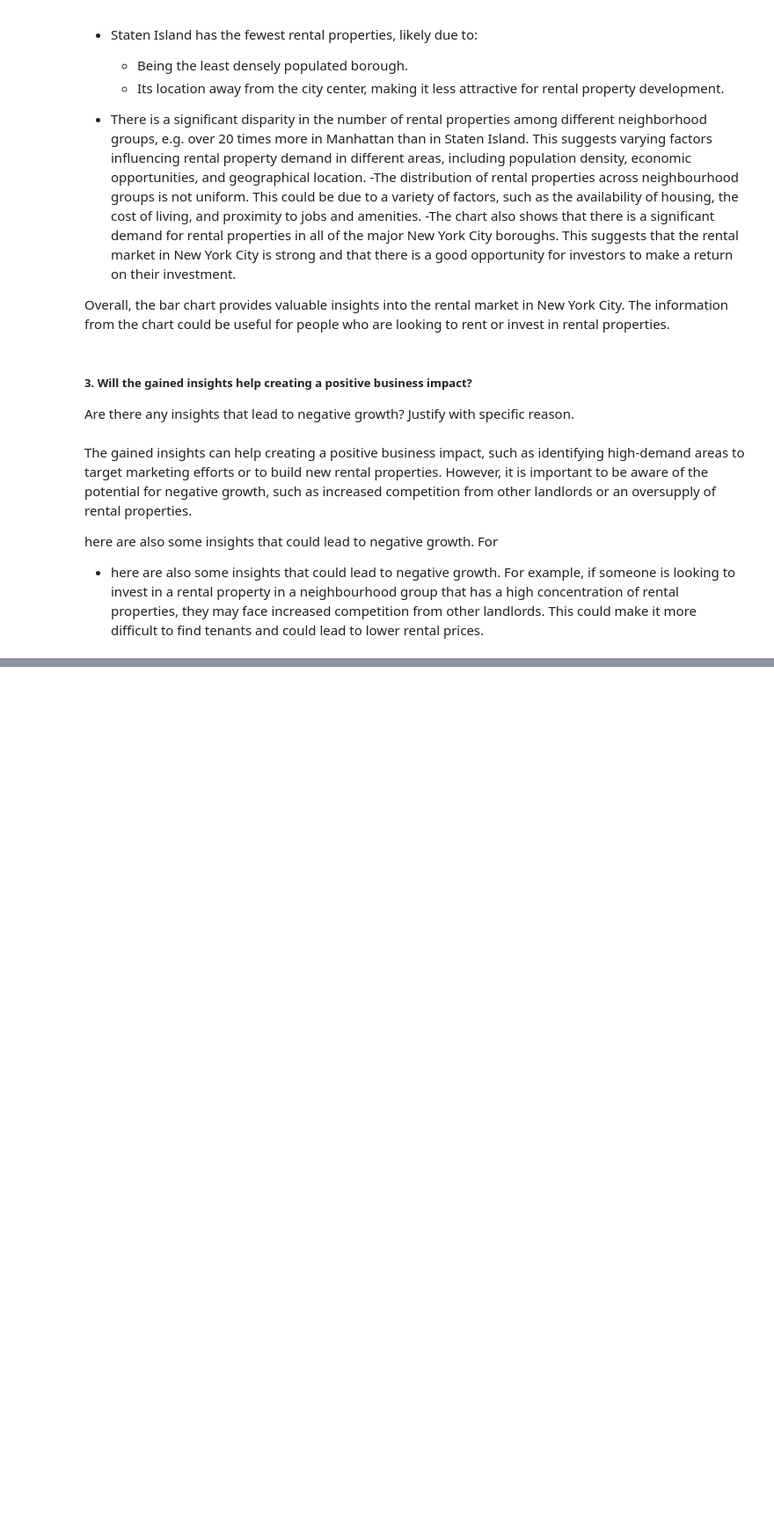
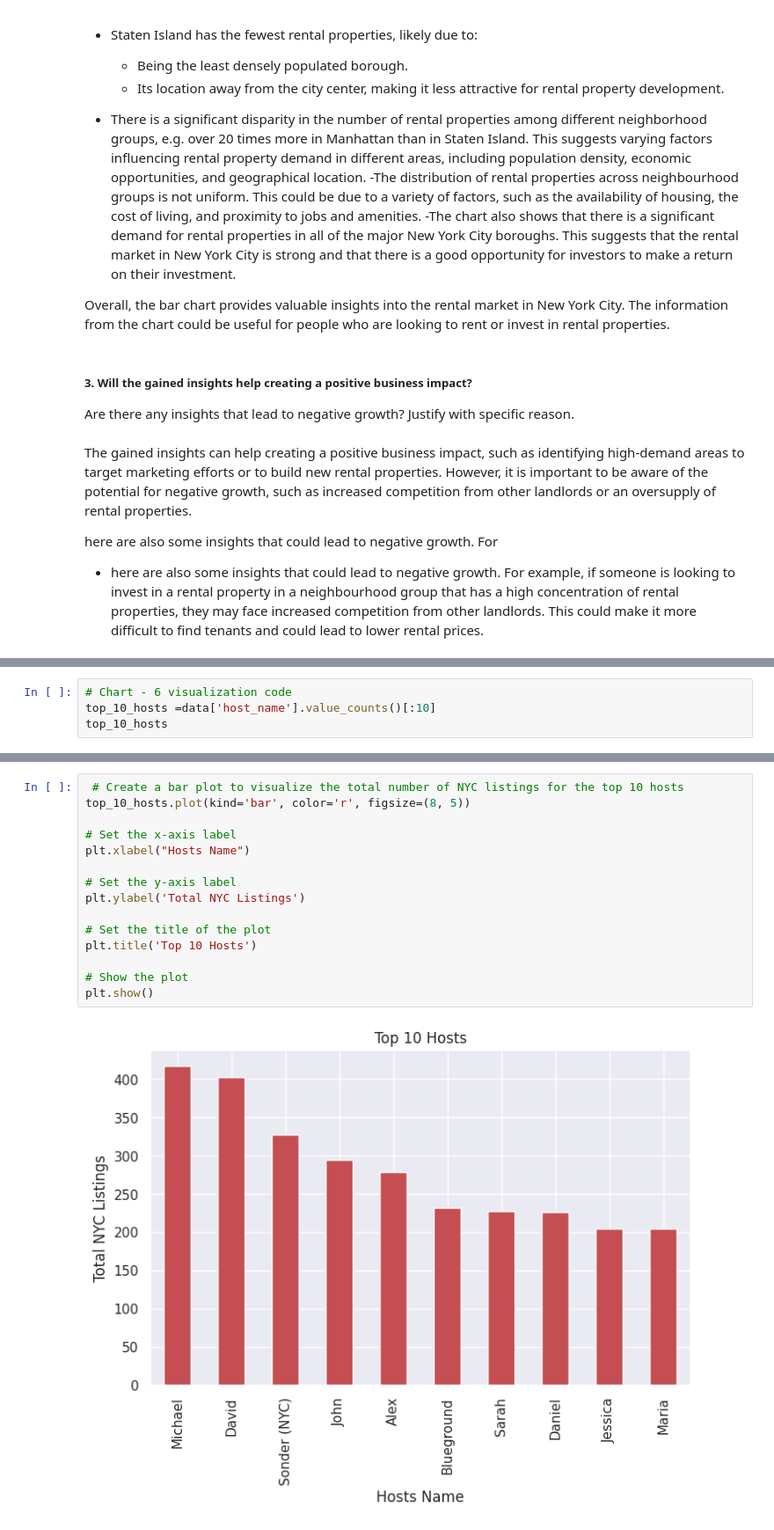
Before and after one commit to tusharrkharkar/project1, a Jupyter notebook: Copy_of_tusharkharkarp1.ipynb, the cells around one changed output, grey strips where cells are left out. Shown at 88% size. Saved outputs shown, nothing was run; the diff lists cells and outputs as text; blank space fills up the shorter version.

```diff
--- a/Copy_of_tusharkharkarp1.ipynb
+++ b/Copy_of_tusharkharkarp1.ipynb
@@ -1069,0 +1132,4 @@ example, if someone is looking to invest in a rental property in a neighbourhood
+# %%
+# Chart - 6 visualization code
+top_10_hosts =data['host_name'].value_counts()[:10]
+top_10_hosts
@@ -1069,0 +1148,17 @@ example, if someone is looking to invest in a rental property in a neighbourhood
+# %%
+ # Create a bar plot to visualize the total number of NYC listings for the top 10 hosts
+top_10_hosts.plot(kind='bar', color='r', figsize=(8, 5))
+
+# Set the x-axis label
+plt.xlabel("Hosts Name")
+
+# Set the y-axis label
+plt.ylabel('Total NYC Listings')
+
+# Set the title of the plot
+plt.title('Top 10 Hosts')
+
+# Show the plot
+plt.show()
+# %% [output]
+[figure, added]
```
Also changed, not shown: parts of 52 cells of this notebook.
